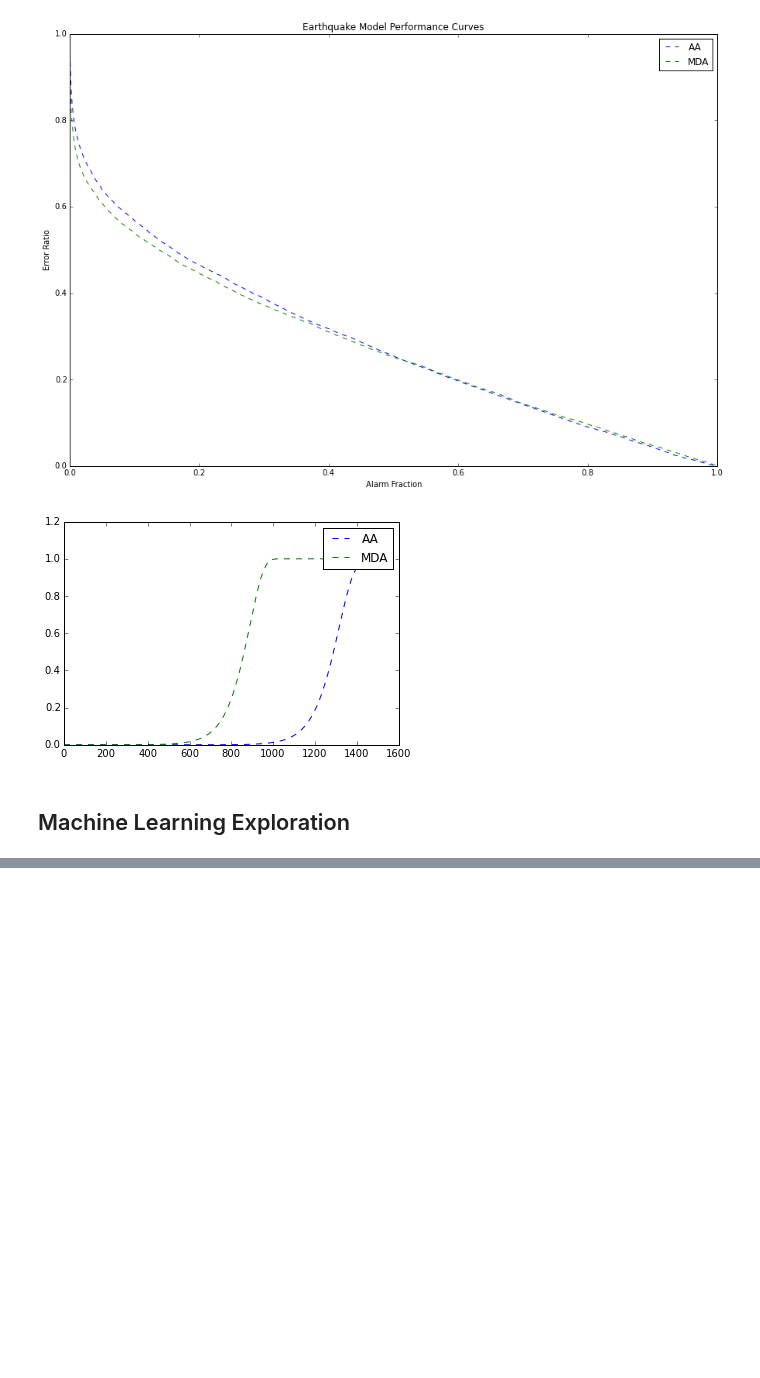
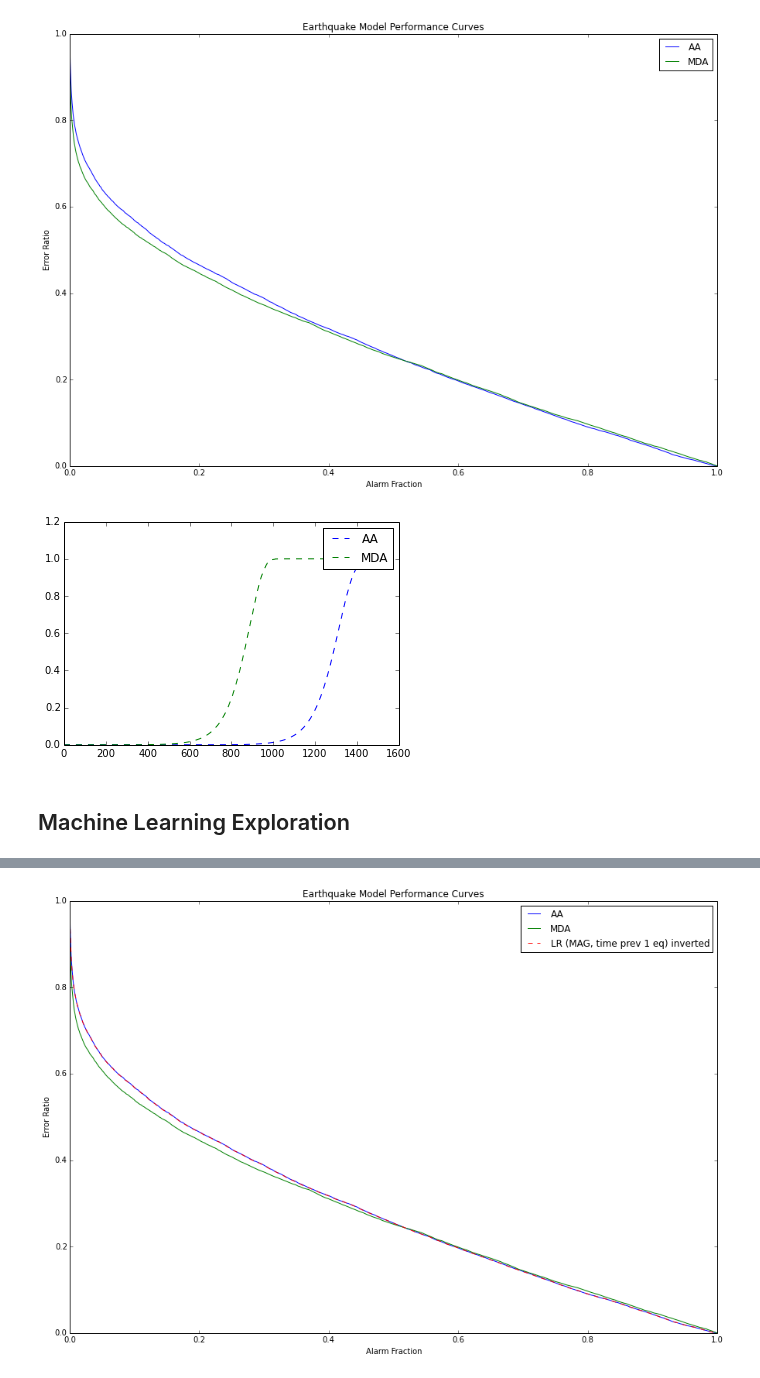
Before and after one commit to AlvinYuan/analyzers, a Jupyter notebook: notebooks/CS294.ipynb, the cells around one changed output, grey strips where cells are left out. Drawn from its saved outputs; the diff is of its cells as text; code cells hidden in the pictures; blank space fills up the shorter version.

Commit message:
small edits to functions that compare against baseline. exploration of how many earthquakes we look back at.

```diff
--- a/notebooks/CS294.ipynb
+++ b/notebooks/CS294.ipynb
@@ -499,7 +504,7 @@ Plot the commonly used chart
 Based off HW1 precision vs. recall plot
 """
 colors = ["b", "g", "r", "c", "m", "y", "k", "w"]
-def plotAgainstBaselines(new_model_label, plotTraining=True):
+def plotAgainstBaselines(new_model_label, plotTraining=True, isList=False):
     pointsLabel = "training" if plotTraining else "test"
     pylab.figure(figsize=(15,10))
     pylab.title("Earthquake Model Performance Curves")
@@ -510,10 +515,16 @@ def plotAgainstBaselines(new_model_label, plotTraining=True):
 
     color_index = 0
     for label, points_dict in baseline_models.items():
-        pylab.plot(points_dict[pointsLabel][0], points_dict[pointsLabel][1],colors[color_index] + '--', label=label)
+        pylab.plot(points_dict[pointsLabel][0], points_dict[pointsLabel][1],colors[color_index], label=label)
         color_index += 1
     if (new_model_label != None):
-        pylab.plot(tested_models[new_model_label][pointsLabel][0], tested_models[new_model_label][pointsLabel][1], colors[color_index] + '--', label=new_model_label)
+        if isList:
+            new_labels = new_model_label
+        else:
+            new_labels = [new_model_label]
+        for new_model_label in new_labels:
+            pylab.plot(tested_models[new_model_label][pointsLabel][0], tested_models[new_model_label][pointsLabel][1], colors[color_index] + '--', label=new_model_label)
+            color_index += 1
     pylab.legend()
     pylab.show()
 
@@ -884,0 +896,86 @@ Wall time: 6.52 s
+# %%
+%%time
+"""
+Input: raw magnitude, time to previous 1-8 earthquakes
+Output: time till next earthquake
+Model: LinearRegression
+Model Parameters: default
+Model->Alarm Model Function: simple_inverter_alarm_func_generator
+---Results---
+Adding more time to previous nth earthquake features improves the goodness of fit of linear regression.
+This is unsurprising, as more features often allow for more (over)fitting.
+Training score similarly goes down as more of these features are added.
+Test score goes down only till about 3 or 4, then it goes back up (probably overfitting).
+From this, it seems that looking at previous earthquakes might only help to the 3rd earthquake before overfitting takes over.
+"""
+labels = []
+for beginning_cutoff in range(1, 8):
+    # Set up Input/Output data
+    end_cutoff = 1
+    training_event_times = np.matrix(training["datetime"].values).getT()
+    training_matrix = np.matrix(training[["MAG"]].values)[beginning_cutoff:]
+    for i in range(1, beginning_cutoff + 1):
+        training_matrix = np.concatenate((training_matrix, offset_till_nth_next(training_event_times, i)[beginning_cutoff-i:]), axis=1)
+    training_goals = offset_till_nth_next(training_event_times, n)[beginning_cutoff:]
+    training_event_times = training_event_times[beginning_cutoff:]
+    test_event_times = np.matrix(test["datetime"].values).getT()
+    test_matrix = np.matrix(test[["MAG"]].values)[beginning_cutoff:]
+    for i in range(1, beginning_cutoff + 1):
+        test_matrix = np.concatenate((test_matrix, offset_till_nth_next(test_event_times, i)[beginning_cutoff-i:]), axis=1)
+    test_event_times = test_event_times[beginning_cutoff:]
+
+    # Set up Model
+    model = linear_model.LinearRegression()
+
+    # Set up Model->Alarm Model Function
+    def simple_inverter_alarm_func_generator(multiplier, max_alarm_length):
+        def alarm_func(time_predictions):
+            start_offsets = np.zeros([time_predictions.shape[0], 1])
+            stop_offsets = multiplier * np.maximum(0, (max_alarm_length - time_predictions))
+            return start_offsets, stop_offsets
+        return alarm_func
+
+    alarm_func_generator = simple_inverter_alarm_func_generator
+
+    # Training/Evaluation Variables
+    max_alarm_length = np.max(offset_till_nth_next(training_event_times, 1))
+    # Compute alarm_fractions and error_ratios for regression trees on magnitude data by varying multipler
+    multipliers = [max_alarm_length * .985**i for i in range(1500)]
+
+    # Training
+    model.fit(training_matrix[:-end_cutoff,:], training_goals)
+    alarm_fractions = []
+    error_ratios = []
+    for multiplier in multipliers:
+        alarm_model = convert_time_prediction_model_to_alarm_model(model, alarm_func_generator(multiplier, max_alarm_length))
+        alarms = alarm_model(training_matrix, training_event_times)
+        predicted, time_contributions = process_alarms(training_event_times, alarms)
+        alarm_fractions.append(alarm_fraction(training_event_times, time_contributions))
+        error_ratios.append(error_ratio(predicted))
+    check_coverage(alarm_fractions, error_ratios)
+    training_points = clean_points(alarm_fractions, error_ratios)
+    # Print Training Results
+    print "Coefficients: ", model.coef_
+    print "Model Goodness of Fit: ", model.score(training_matrix[:-n,:], training_goals)
+
+    # Evaluation
+    alarm_fractions = []
+    error_ratios = []
+    for multiplier in multipliers:
+        alarm_model = convert_time_prediction_model_to_alarm_model(model, alarm_func_generator(multiplier, max_alarm_length))
+        alarms = alarm_model(test_matrix, test_event_times)
+        predicted, time_contributions = process_alarms(test_event_times, alarms)
+        alarm_fractions.append(alarm_fraction(test_event_times, time_contributions))
+        error_ratios.append(error_ratio(predicted))
+    check_coverage(alarm_fractions, error_ratios)
+    test_points = clean_points(alarm_fractions, error_ratios)
+
+    label = "LR (MAG, time prev " + str(beginning_cutoff) + " eq) inverted"
+    labels.append(label)
+    tested_models[label] = { "training": training_points, "test": test_points }
+
+# Print and Plot Results
+printScoresAgainstBaselines(labels, True)
+plotAgainstBaselines(labels[0])
+plotAgainstBaselines(labels[-1])
+# %% [output]
@@ -884,0 +999 @@ Wall time: 6.52 s
+[figure, added]
```
Also changed, not shown: parts of 15 cells of this notebook.
